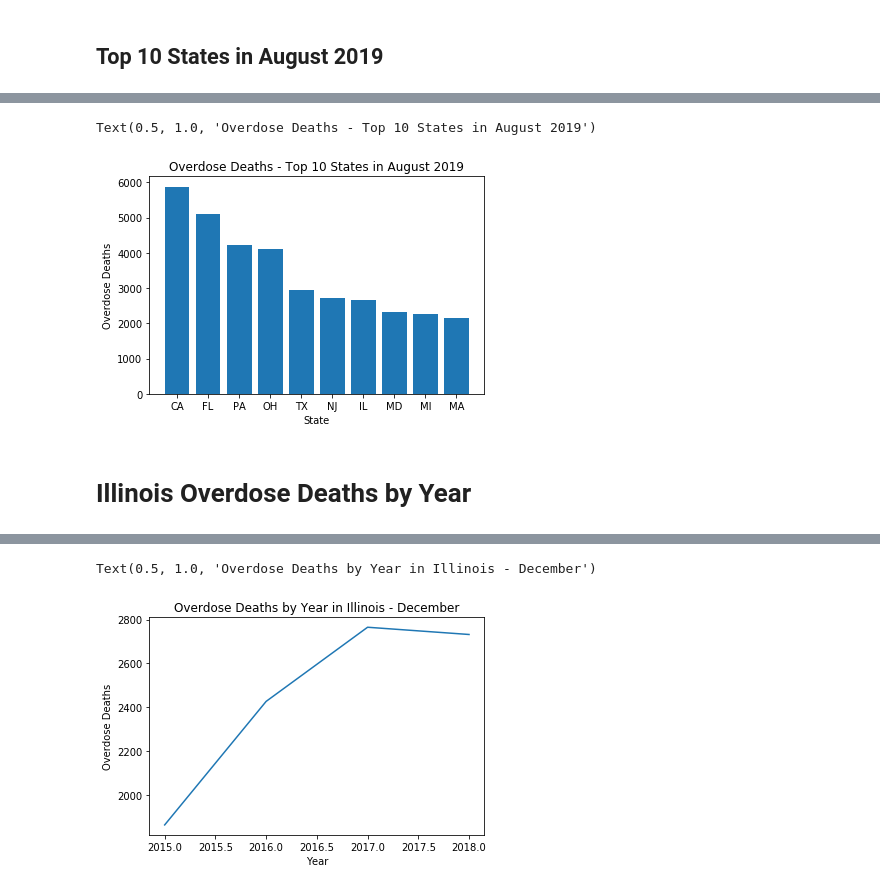
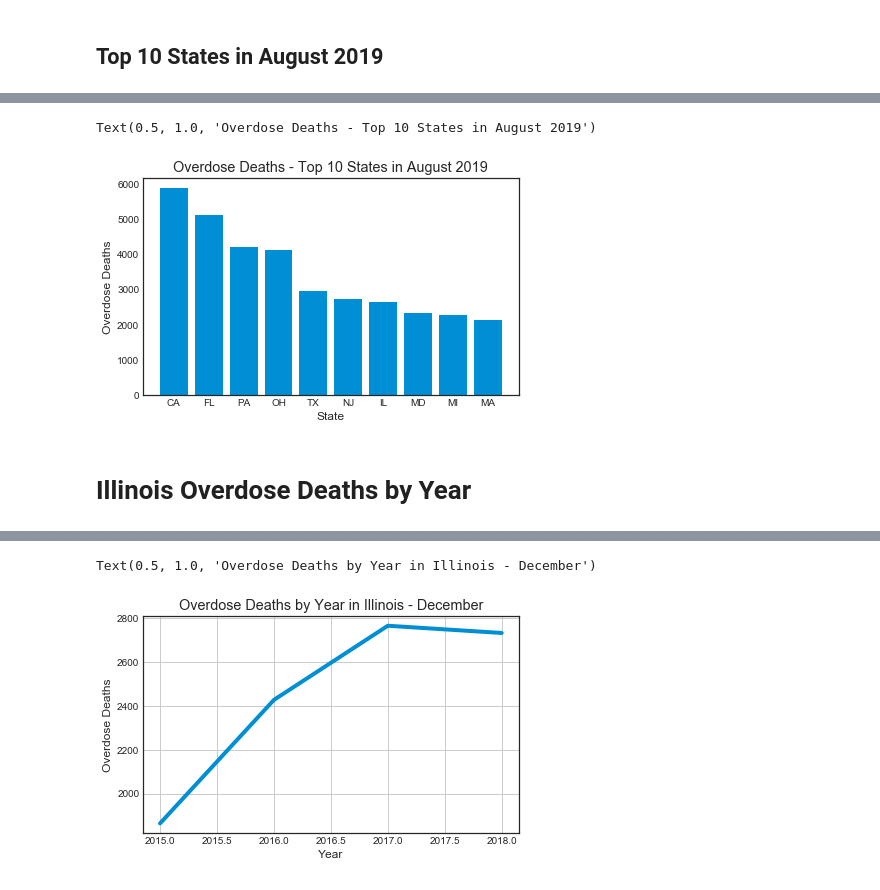
Before and after one commit to ywario9/Matlibplot_Project, a Jupyter notebook: .ipynb, the cells around one changed output, grey strips where cells are left out. Cells and saved outputs as stored; diff of their text form; code cells hidden in the pictures.

```diff
--- a/.ipynb
+++ b/.ipynb
@@ -3,4 +3,9 @@
 # %%
 import pandas as pd
 import numpy as np
+import matplotlib.pyplot as plt
 from matplotlib import pyplot as py
+py.style.use('fivethirtyeight')
+plt.style.use('seaborn-white')
+from IPython.display import Image, Video
+%matplotlib inline
@@ -155,7 +172,7 @@ py.ylabel("Overdose Deaths")
 py.title("Overdose Deaths - Top 10 States in August 2019")
 # %% [output]
 Text(0.5, 1.0, 'Overdose Deaths - Top 10 States in August 2019')
-[figure, old version]
+[figure, new version]
 # %% [markdown]
 # Illinois Overdose Deaths by Year
 # %%
@@ -193,8 +210,9 @@ df_IL_Dec
 # %%
 py.plot(df_IL_Dec["Year"], df_IL_Dec["Data Value"])
 py.xlabel("Year")
 py.ylabel("Overdose Deaths")
+plt.grid(True)
 py.title("Overdose Deaths by Year in Illinois - December")
 # %% [output]
 Text(0.5, 1.0, 'Overdose Deaths by Year in Illinois - December')
-[figure, old version]
+[figure, new version]
```
Also changed, not shown: parts of 13 cells of this notebook, 17 other files.
